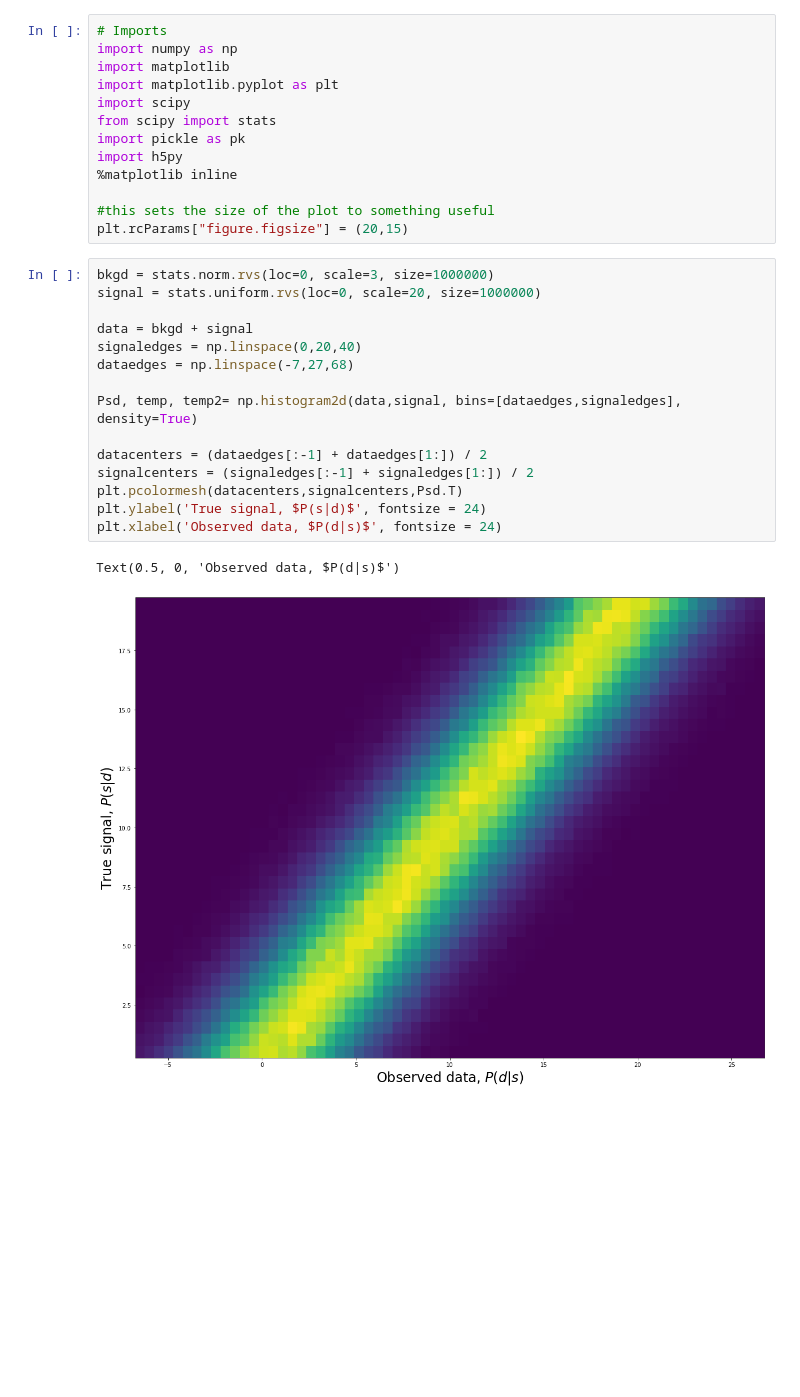
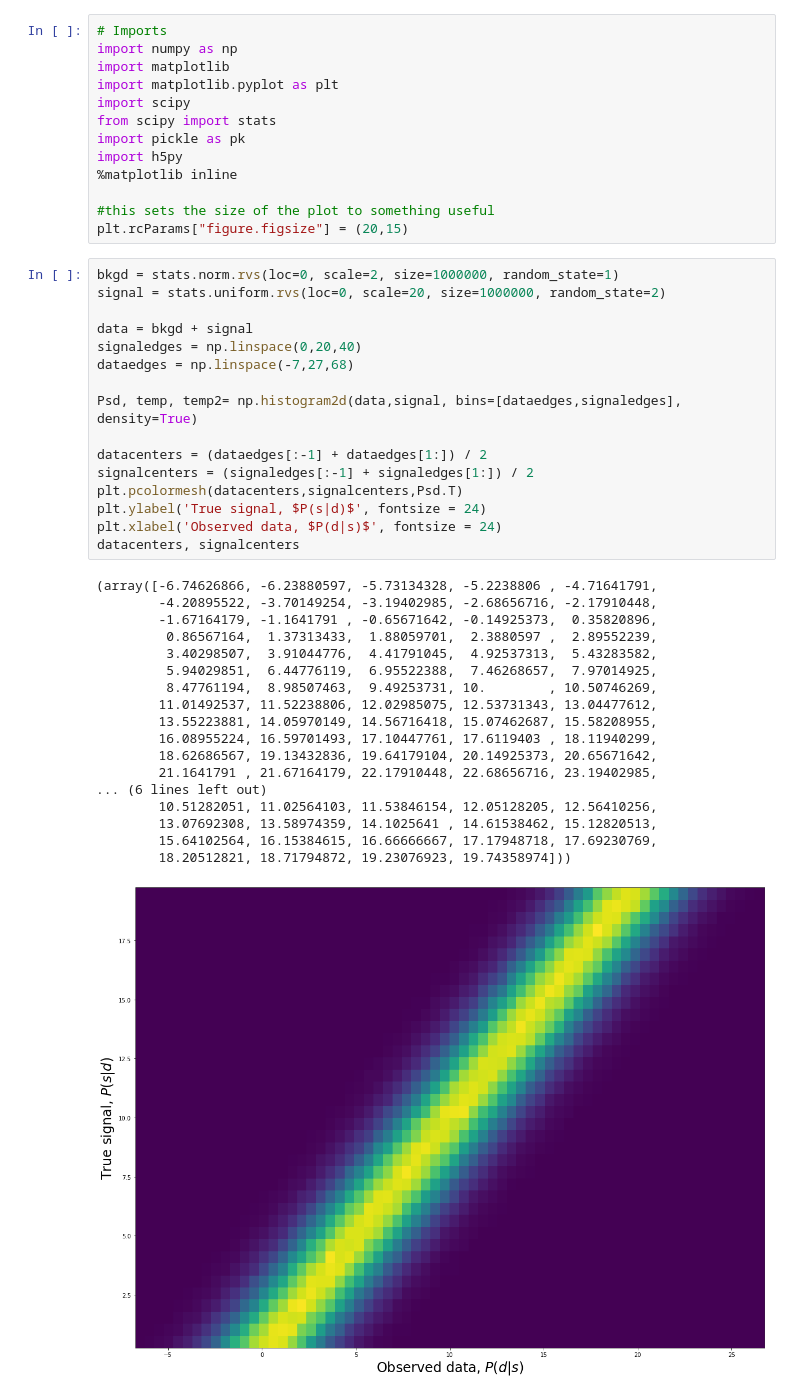
Before and after one commit to jbc1216/434-Portfolio, a Jupyter notebook: FinchCarr_HW05.ipynb, the cells around one changed output. Saved outputs shown, nothing was run; the diff lists cells and outputs as text; blank space fills up the shorter version.

```diff
--- a/FinchCarr_HW05.ipynb
+++ b/FinchCarr_HW05.ipynb
@@ -18,21 +18,38 @@ import h5py
 #this sets the size of the plot to something useful
 plt.rcParams["figure.figsize"] = (20,15)
 # %%
-bkgd = stats.norm.rvs(loc=0, scale=3, size=1000000)
-signal = stats.uniform.rvs(loc=0, scale=20, size=1000000)
+bkgd = stats.norm.rvs(loc=0, scale=2, size=1000000, random_state=1)
+signal = stats.uniform.rvs(loc=0, scale=20, size=1000000, random_state=2)
 
 data = bkgd + signal
 signaledges = np.linspace(0,20,40)
 dataedges = np.linspace(-7,27,68)
 
 Psd, temp, temp2= np.histogram2d(data,signal, bins=[dataedges,signaledges], density=True)
 
 datacenters = (dataedges[:-1] + dataedges[1:]) / 2
 signalcenters = (signaledges[:-1] + signaledges[1:]) / 2
 plt.pcolormesh(datacenters,signalcenters,Psd.T)
 plt.ylabel('True signal, $P(s|d)$', fontsize = 24)
 plt.xlabel('Observed data, $P(d|s)$', fontsize = 24)
+datacenters, signalcenters
 # %% [output]
-Text(0.5, 0, 'Observed data, $P(d|s)$')
+(array([-6.74626866, -6.23880597, -5.73134328, -5.2238806 , -4.71641791,
+        -4.20895522, -3.70149254, -3.19402985, -2.68656716, -2.17910448,
+        -1.67164179, -1.1641791 , -0.65671642, -0.14925373,  0.35820896,
+         0.86567164,  1.37313433,  1.88059701,  2.3880597 ,  2.89552239,
+         3.40298507,  3.91044776,  4.41791045,  4.92537313,  5.43283582,
+         5.94029851,  6.44776119,  6.95522388,  7.46268657,  7.97014925,
+         8.47761194,  8.98507463,  9.49253731, 10.        , 10.50746269,
+        11.01492537, 11.52238806, 12.02985075, 12.53731343, 13.04477612,
+        13.55223881, 14.05970149, 14.56716418, 15.07462687, 15.58208955,
+        16.08955224, 16.59701493, 17.10447761, 17.6119403 , 18.11940299,
+        18.62686567, 19.13432836, 19.64179104, 20.14925373, 20.65671642,
+        21.1641791 , 21.67164179, 22.17910448, 22.68656716, 23.19402985,
+... (6 lines left out)
+        10.51282051, 11.02564103, 11.53846154, 12.05128205, 12.56410256,
+        13.07692308, 13.58974359, 14.1025641 , 14.61538462, 15.12820513,
+        15.64102564, 16.15384615, 16.66666667, 17.17948718, 17.69230769,
+        18.20512821, 18.71794872, 19.23076923, 19.74358974]))
-[figure, old version]
+[figure, new version]
 # %% [markdown]
```
Also changed, not shown: parts of 12 cells of this notebook.
